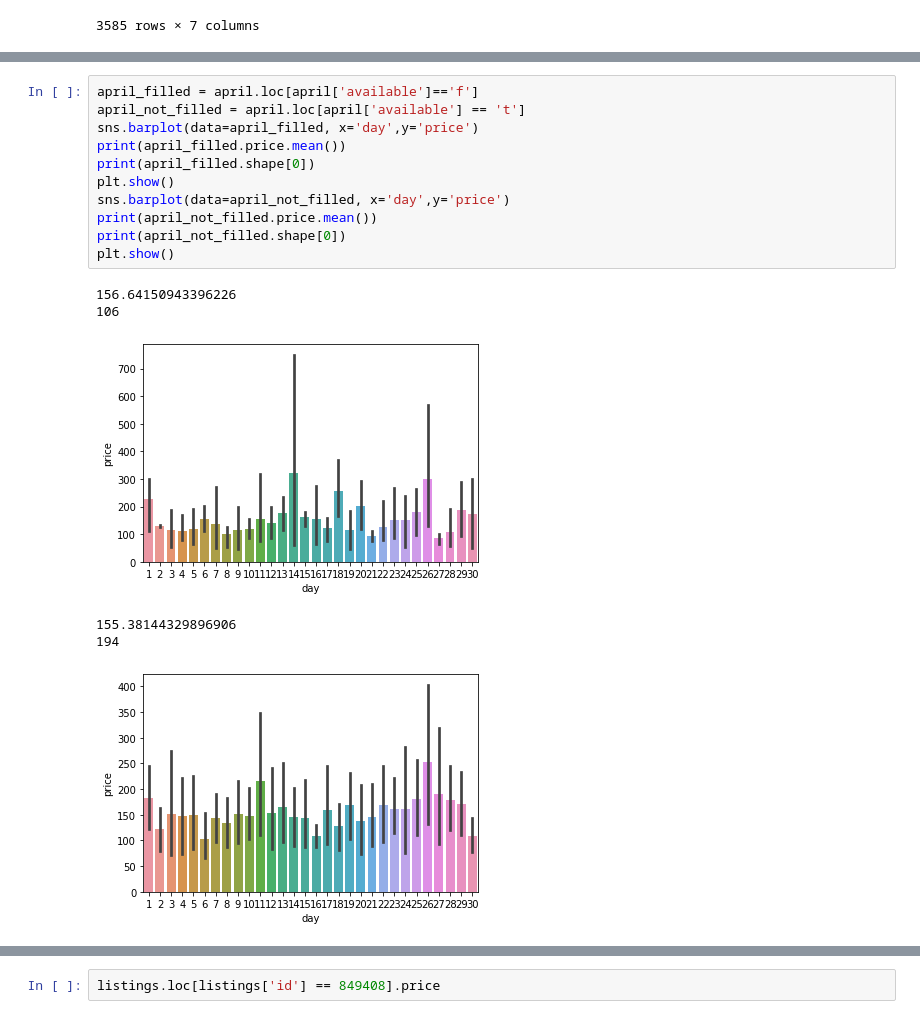
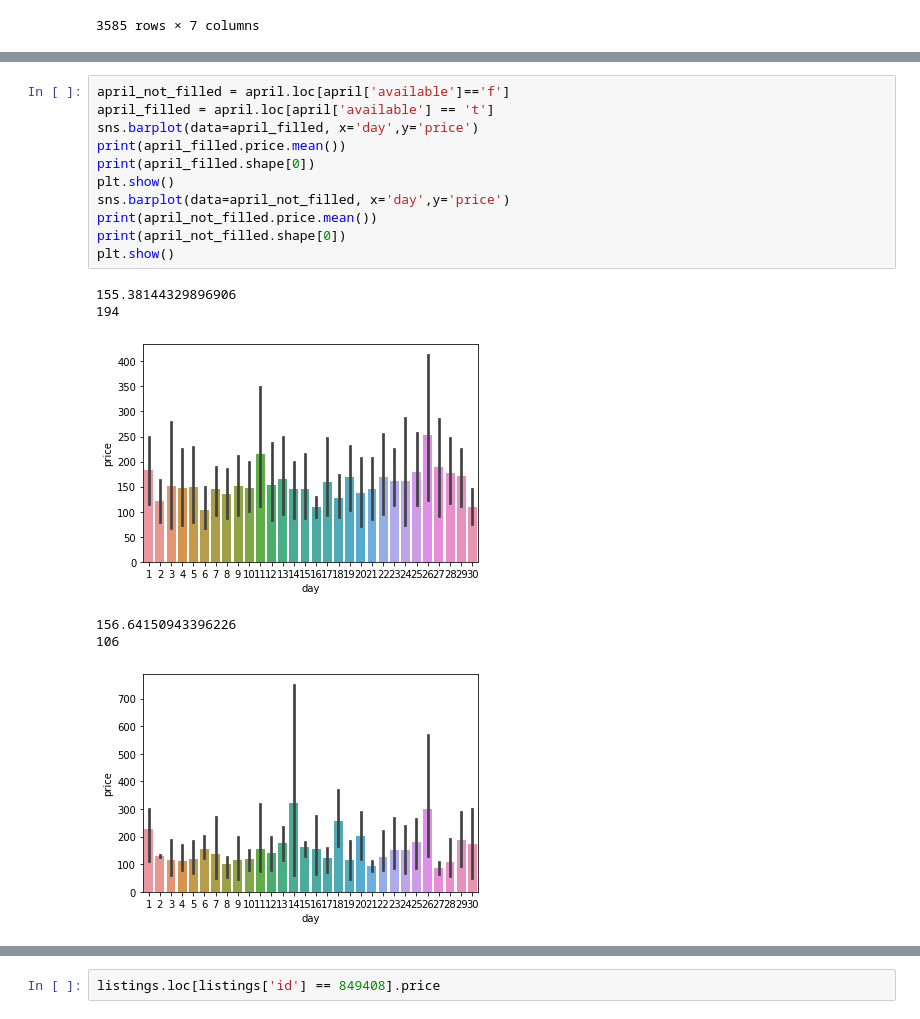
Before and after one commit to etwilliams28/Boston_Airbnb_Blog, a Jupyter notebook: data_analysis_boston.ipynb, the cells around one changed output, grey strips where cells are left out. Saved outputs shown, nothing was run; the diff lists cells and outputs as text.

```diff
--- a/data_analysis_boston.ipynb
+++ b/data_analysis_boston.ipynb
@@ -342,18 +342,18 @@ sns.barplot(data=april, x='day',y='price')
 # %%
-april_filled = april.loc[april['available']=='f']
-april_not_filled = april.loc[april['available'] == 't']
+april_not_filled = april.loc[april['available']=='f']
+april_filled = april.loc[april['available'] == 't']
 sns.barplot(data=april_filled, x='day',y='price')
 print(april_filled.price.mean())
 print(april_filled.shape[0])
 plt.show()
 sns.barplot(data=april_not_filled, x='day',y='price')
 print(april_not_filled.price.mean())
 print(april_not_filled.shape[0])
 plt.show()
 # %% [output]
-156.64150943396226
-106
+155.38144329896906
+194
-[figure, old version]
+[figure, new version]
-155.38144329896906
-194
+156.64150943396226
+106
-[figure, old version]
+[figure, new version]
```
Also changed, not shown: parts of 36 cells of this notebook, 1 other file.
